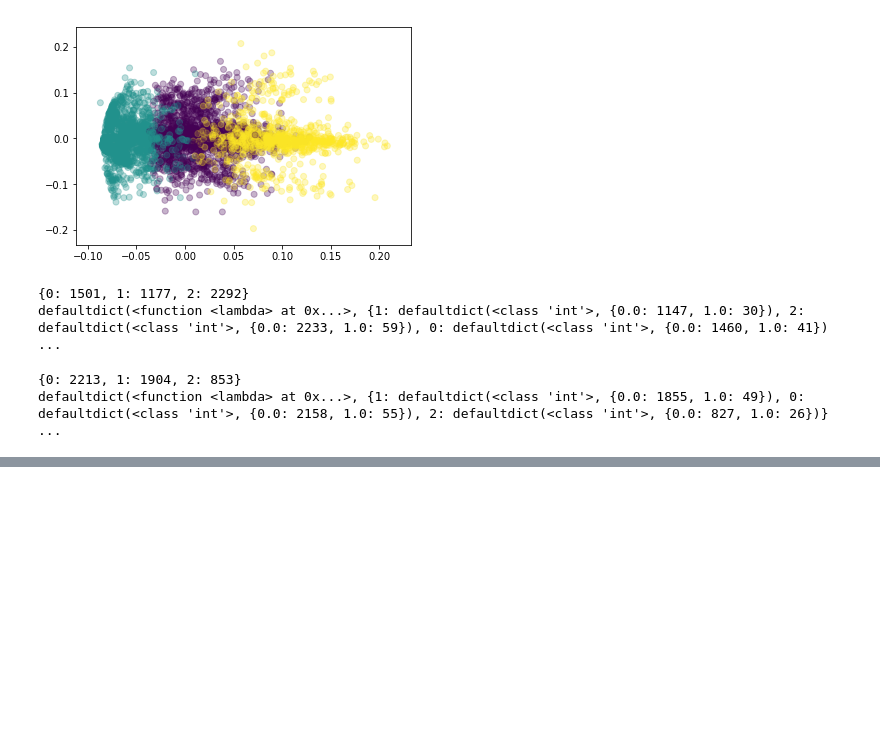
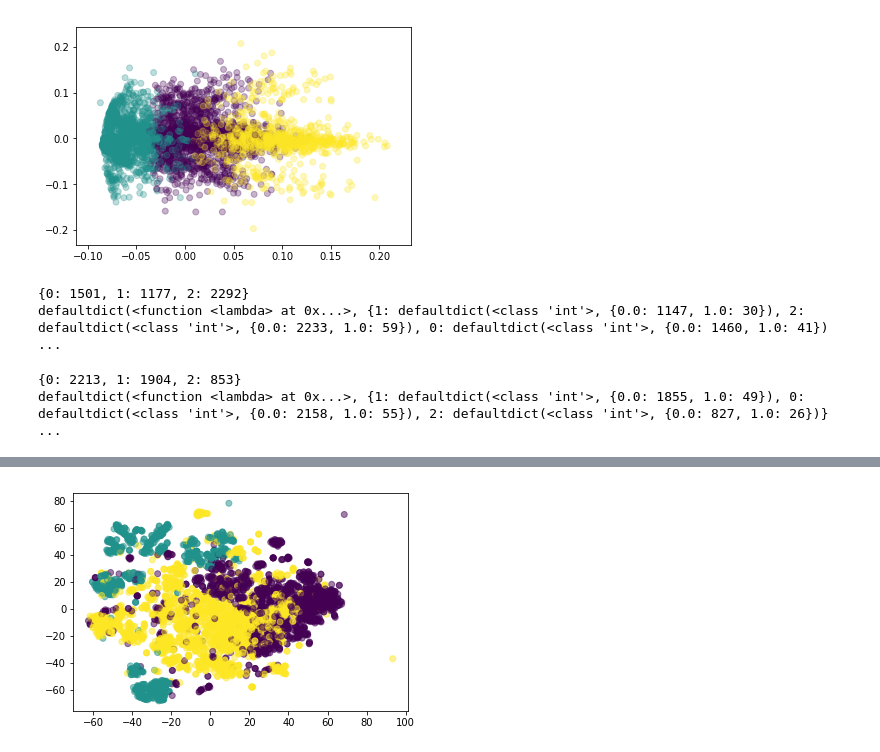
Before and after one commit to NYU-CDS-Capstone-Project/Obesity_Prediction, a Jupyter notebook: src/Test_HClustering.ipynb, the cells around one changed output, grey strips where cells are left out. Cells and saved outputs as stored; diff of their text form; code cells hidden in the pictures; blank space fills up the shorter version.

```diff
--- a/src/Test_HClustering.ipynb
+++ b/src/Test_HClustering.ipynb
@@ -175,0 +190,6 @@ defaultdict(<function <lambda> at 0x...>, {1: defaultdict(<class 'int'>, {0.0: 1
+# %%
+fig_TSNE2 = plt.figure()
+plt.scatter(Embedded_X_Gnorm[:, 0], Embedded_X_Gnorm[:, 1], c = ward_label, alpha = 0.5)
+plt.show()
+# %% [output]
+[figure, added]
```
Also changed, not shown: parts of 3 cells of this notebook.
